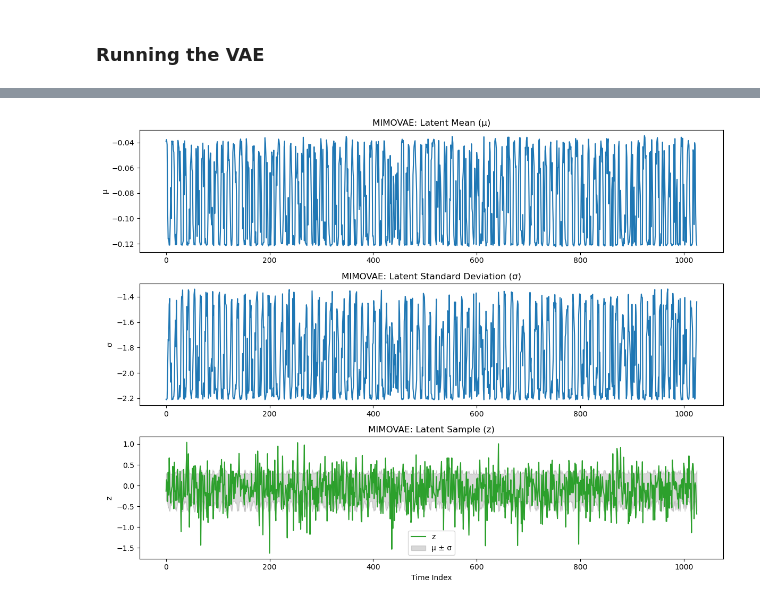
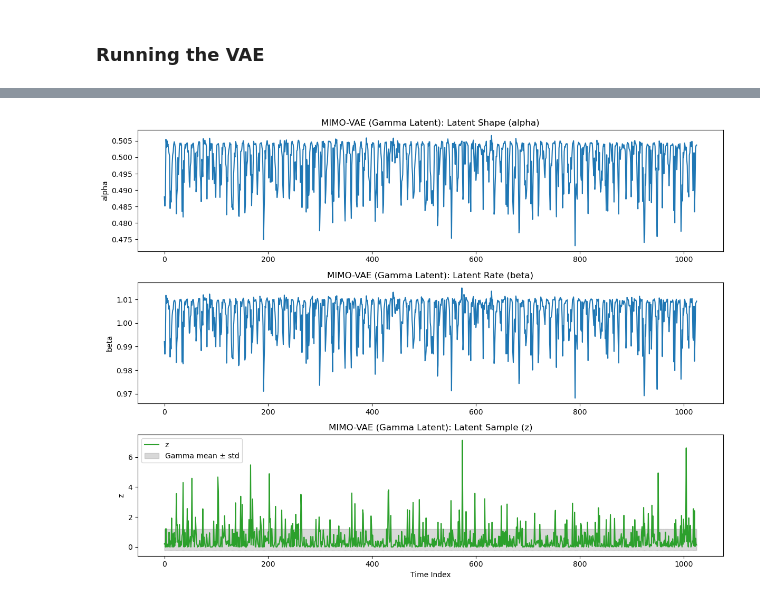
Before and after one commit to JulianEsler/signal-extraction, a Jupyter notebook: workbench/ERA5_VAE-GNLL-Copy1.ipynb, the cells around one changed output, grey strips where cells are left out. Saved outputs shown, nothing was run; the diff lists cells and outputs as text; code cells hidden in the pictures.

Commit message:
Updates with hybrid gnll-gamma VAE

```diff
--- a/workbench/ERA5_VAE-GNLL-Copy1.ipynb
+++ b/workbench/ERA5_VAE-GNLL-Copy1.ipynb
@@ -33,5 +35,5 @@ Attributes:
 # %% [markdown]
 ### Running the VAE
 # %%
-m1 = learn(sdata1,pdata1,"standard",'sst','tp', 0.8, 32)
+m1 = learn(sdata1,pdata1,"minmax",'sst','tp', 0.5, 1, 0.8, 32)
 # %% [output]
@@ -39,6 +57,6 @@ AttributeError: 'StandardScaler' object has no attribute 'data_min_'
 # %%
-train_summary(m1,'./results/ERA5_GNLL/ERA5_GNLL_training_summary')
+train_summary(m1,'./results/chat_gam_VAE_s05r1_training_summary')
 # %%
-e1 = extractr(m1['model'],sdata1,'sst',pdata1,'tp',m1['sst_scaler'],m1['precip_scaler'],True,True,"./results/ERA5_GNLL2/ERA5_GNLL2_extractr_results")
+e1 = extractr(m1['model'],sdata1,'sst',pdata1,'tp',m1['sst_scaler'],m1['precip_scaler'],True,True,"./results/gam_gnll/gam_gnll_extractr_results")
 # %% [output]
-[figure, old version]
+[figure, new version]
```
Also changed, not shown: parts of 12 cells of this notebook, 9 other files.
